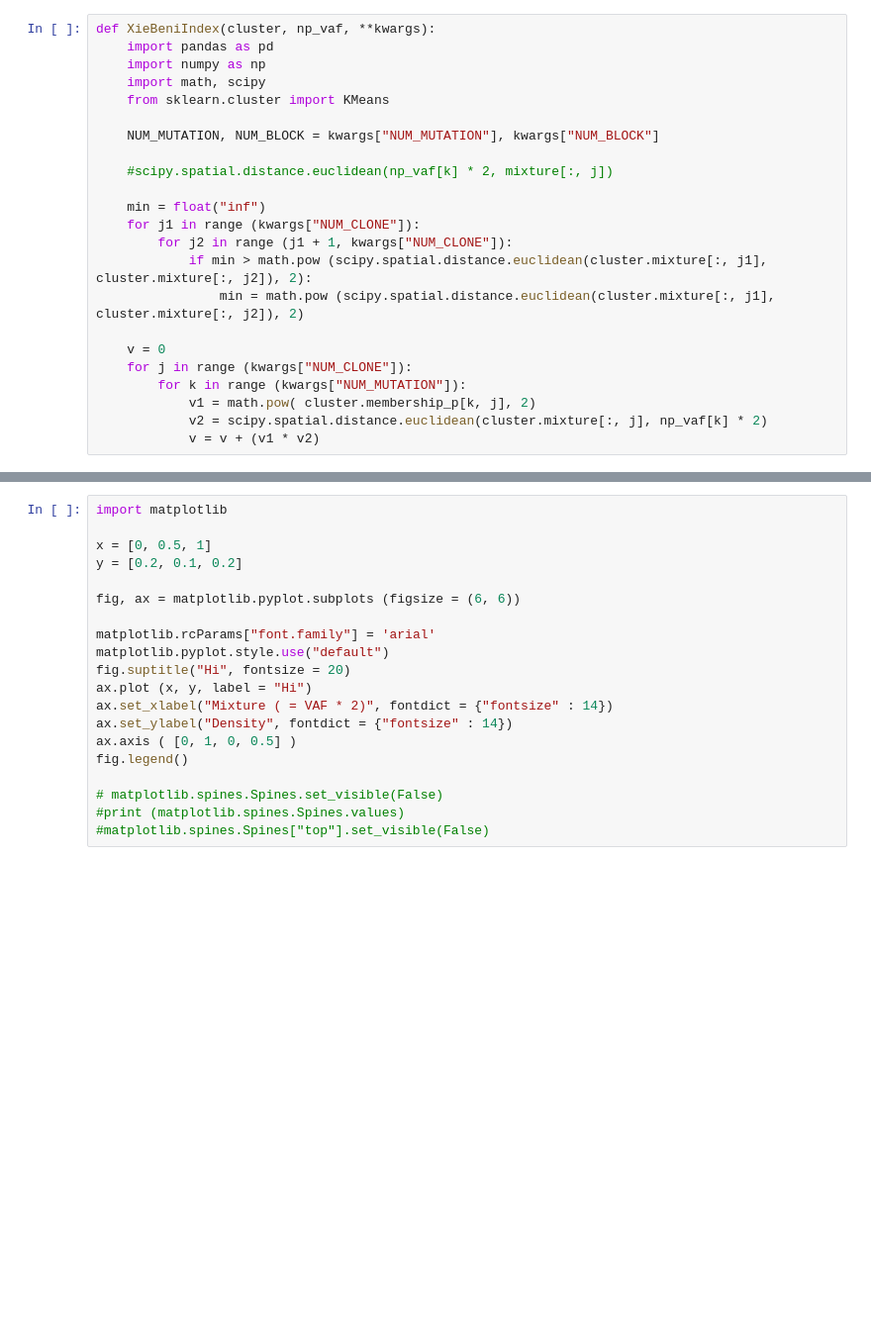
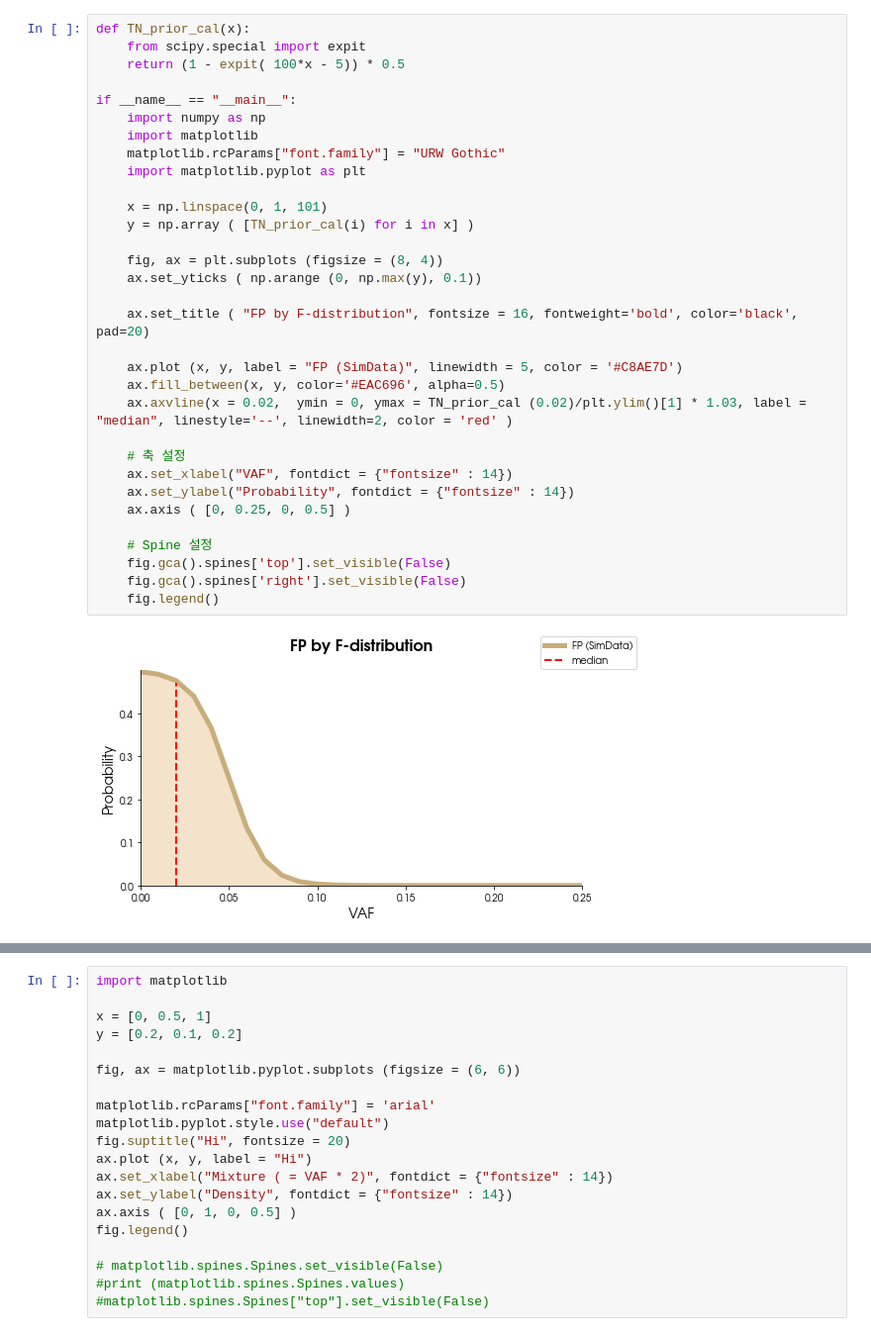
Before and after one commit to goldpm1/cle, a Jupyter notebook: 0.분포 연습.ipynb, the cells around one changed output, grey strips where cells are left out. Shown at 99% size. Cells and saved outputs as stored; diff of their text form; blank space fills up the shorter version.

```diff
--- a/0.분포 연습.ipynb
+++ b/0.분포 연습.ipynb
@@ -46,23 +1,34 @@ print (fcm_centers)
-# %%
-def XieBeniIndex(cluster, np_vaf, **kwargs):
-    import pandas as pd
-    import numpy as np
-    import math, scipy
-    from sklearn.cluster import KMeans
-
-    NUM_MUTATION, NUM_BLOCK = kwargs["NUM_MUTATION"], kwargs["NUM_BLOCK"]
-
-    #scipy.spatial.distance.euclidean(np_vaf[k] * 2, mixture[:, j])
-
-    min = float("inf")
-    for j1 in range (kwargs["NUM_CLONE"]):
-        for j2 in range (j1 + 1, kwargs["NUM_CLONE"]):
-            if min > math.pow (scipy.spatial.distance.euclidean(cluster.mixture[:, j1], cluster.mixture[:, j2]), 2):
-                min = math.pow (scipy.spatial.distance.euclidean(cluster.mixture[:, j1], cluster.mixture[:, j2]), 2)
-
-    v = 0
-    for j in range (kwargs["NUM_CLONE"]):
-        for k in range (kwargs["NUM_MUTATION"]):
-            v1 = math.pow( cluster.membership_p[k, j], 2)
-            v2 = scipy.spatial.distance.euclidean(cluster.mixture[:, j], np_vaf[k] * 2)
-            v = v + (v1 * v2)
+# %%
+def TN_prior_cal(x):
+    from scipy.special import expit
+    return (1 - expit( 100*x - 5)) * 0.5
+
+if __name__ == "__main__":
+    import numpy as np
+    import matplotlib
+    matplotlib.rcParams["font.family"] = "URW Gothic"
+    import matplotlib.pyplot as plt
+
+    x = np.linspace(0, 1, 101)
+    y = np.array ( [TN_prior_cal(i) for i in x] )
+
+    fig, ax = plt.subplots (figsize = (8, 4))
+    ax.set_yticks ( np.arange (0, np.max(y), 0.1))
+
+    ax.set_title ( "FP by F-distribution", fontsize = 16, fontweight='bold', color='black', pad=20)
+
+    ax.plot (x, y, label = "FP (SimData)", linewidth = 5, color = '#C8AE7D')
+    ax.fill_between(x, y, color='#EAC696', alpha=0.5)
+    ax.axvline(x = 0.02,  ymin = 0, ymax = TN_prior_cal (0.02)/plt.ylim()[1] * 1.03, label = "median", linestyle='--', linewidth=2, color = 'red' )
+
+    # 축 설정
+    ax.set_xlabel("VAF", fontdict = {"fontsize" : 14})
+    ax.set_ylabel("Probability", fontdict = {"fontsize" : 14})
+    ax.axis ( [0, 0.25, 0, 0.5] )
+
+    # Spine 설정
+    fig.gca().spines['top'].set_visible(False)
+    fig.gca().spines['right'].set_visible(False)
+    fig.legend()
+# %% [output]
+[figure, added]
```
Also changed, not shown: parts of 4 cells of this notebook, 18 other files.
